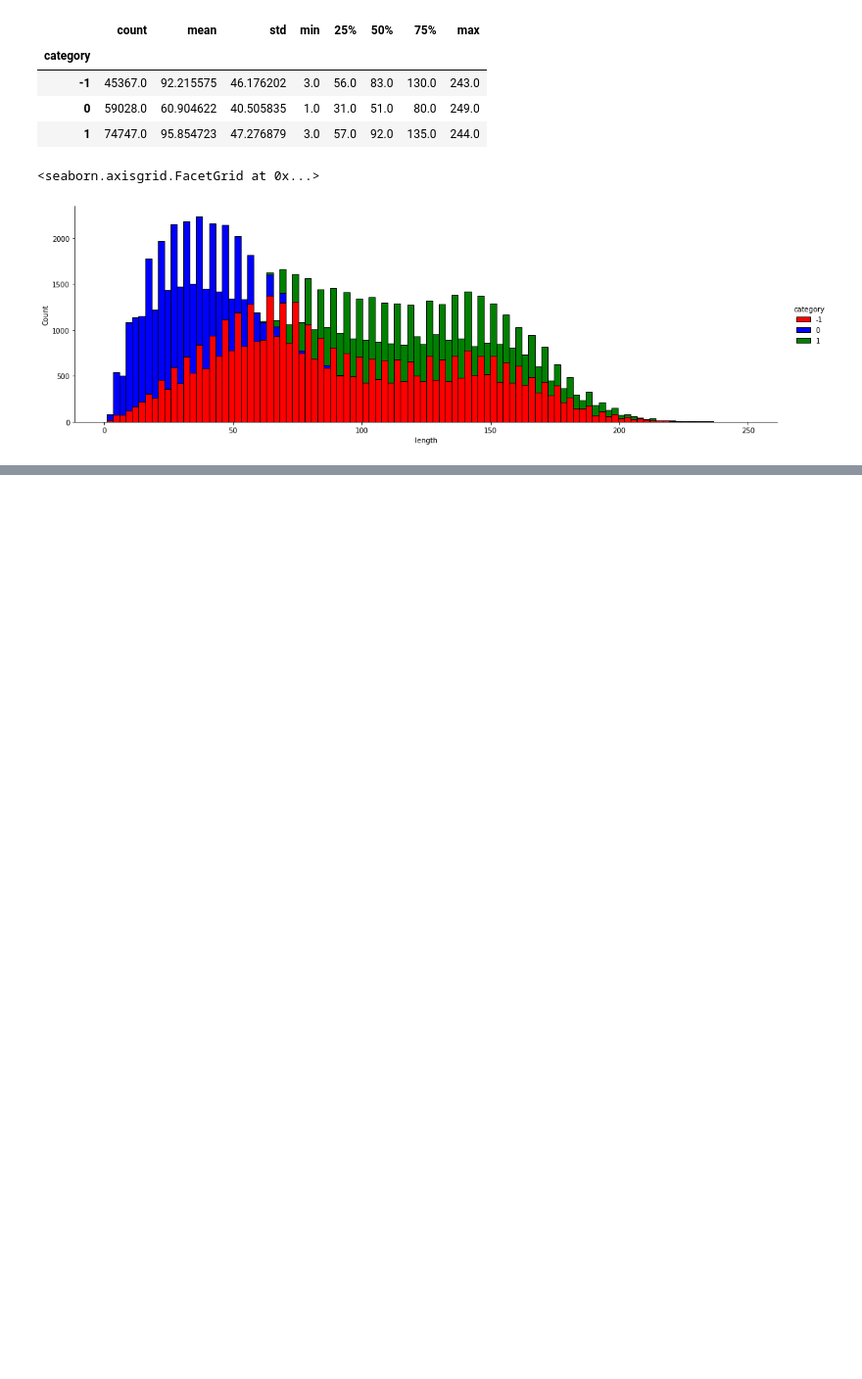
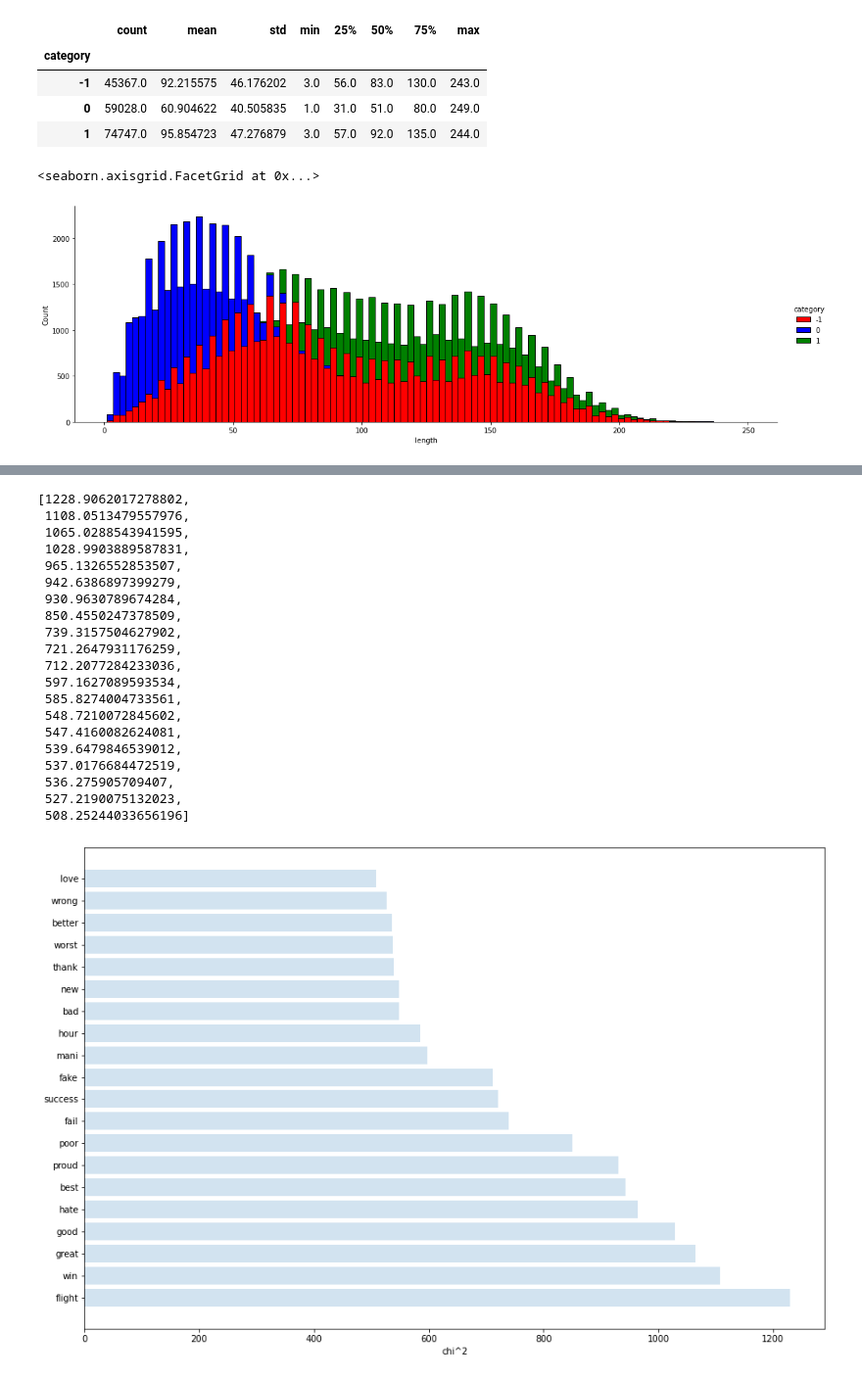
Before and after one commit to beta996/Twitter-Sentiment-Analysis, a Jupyter notebook: MLproject1.ipynb, the cells around one changed output, grey strips where cells are left out. Shown: that part at 98% size. Drawn from its saved outputs; the diff is of its cells as text; code cells hidden in the pictures; blank space fills up the shorter version.

```diff
--- a/MLproject1.ipynb
+++ b/MLproject1.ipynb
@@ -289,0 +464,34 @@ memory usage: 10.5+ MB
+# %%
+# print the most relevant words for given params for tfidf and chi2
+tvec = TfidfVectorizer()
+tvec.set_params(max_features=50000, ngram_range=(1,1))
+tfidf_matrix=tvec.fit_transform(preprocessed['text'])
+
+chi2score, _ = chi2(tfidf_matrix, preprocessed['category'])
+x = sorted(list(zip(chi2score, tvec.get_feature_names_out())), reverse=True)[:20]
+plt.figure(figsize=(15,10))
+plt.barh([xlab[1] for xlab in x],[xlab[0] for xlab in x],align='center', alpha=0.2)
+plt.xlabel('chi^2')
+(sorted(list(chi2score), reverse=True)[:20])
+# %% [output]
+[1228.9062017278802,
+ 1108.0513479557976,
+ 1065.0288543941595,
+ 1028.9903889587831,
+ 965.1326552853507,
+ 942.6386897399279,
+ 930.9630789674284,
+ 850.4550247378509,
+ 739.3157504627902,
+ 721.2647931176259,
+ 712.2077284233036,
+ 597.1627089593534,
+ 585.8274004733561,
+ 548.7210072845602,
+ 547.4160082624081,
+ 539.6479846539012,
+ 537.0176684472519,
+ 536.275905709407,
+ 527.2190075132023,
+ 508.25244033656196]
+[figure, added]
```
Also changed, not shown: parts of 29 cells of this notebook.
